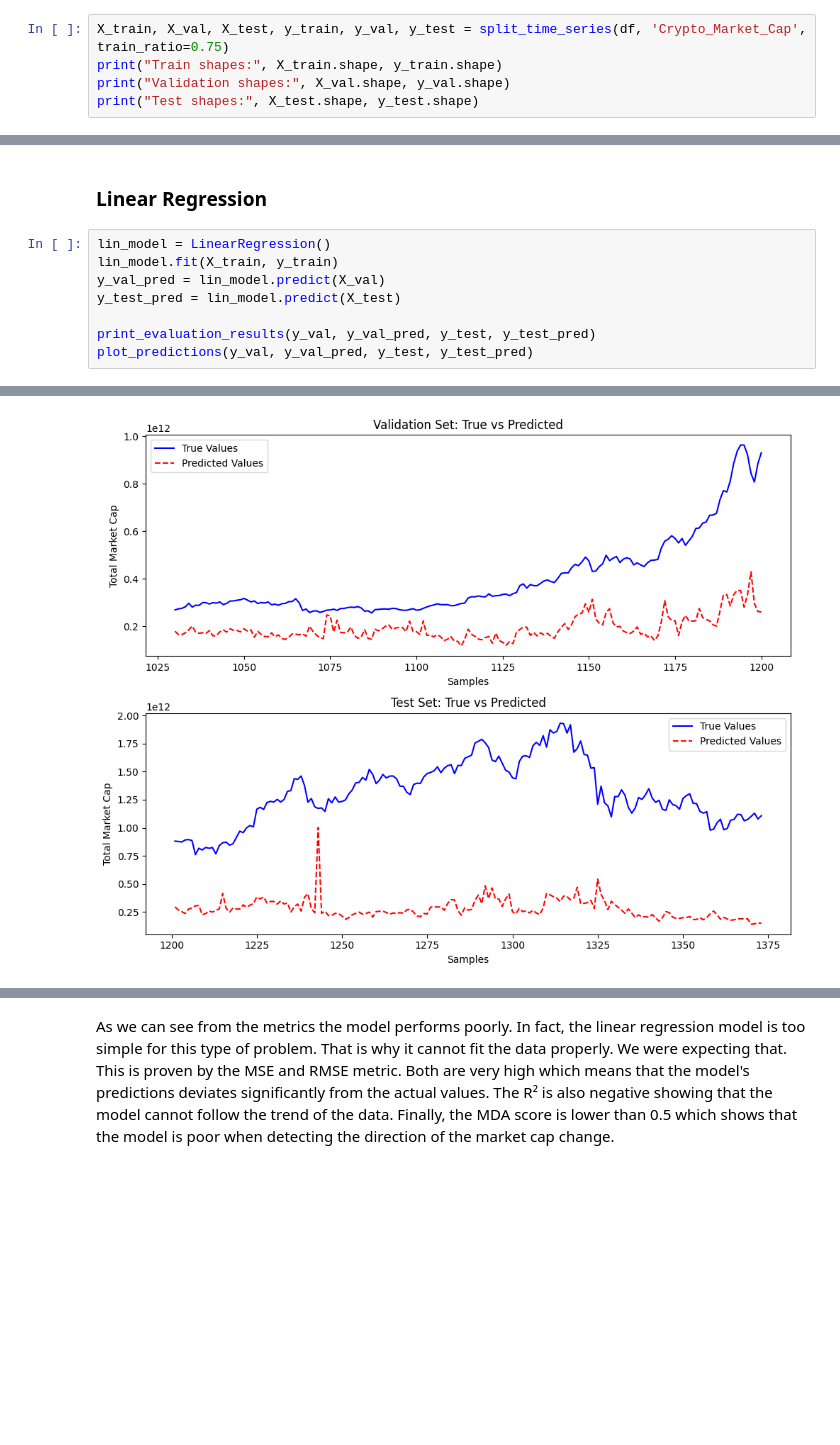
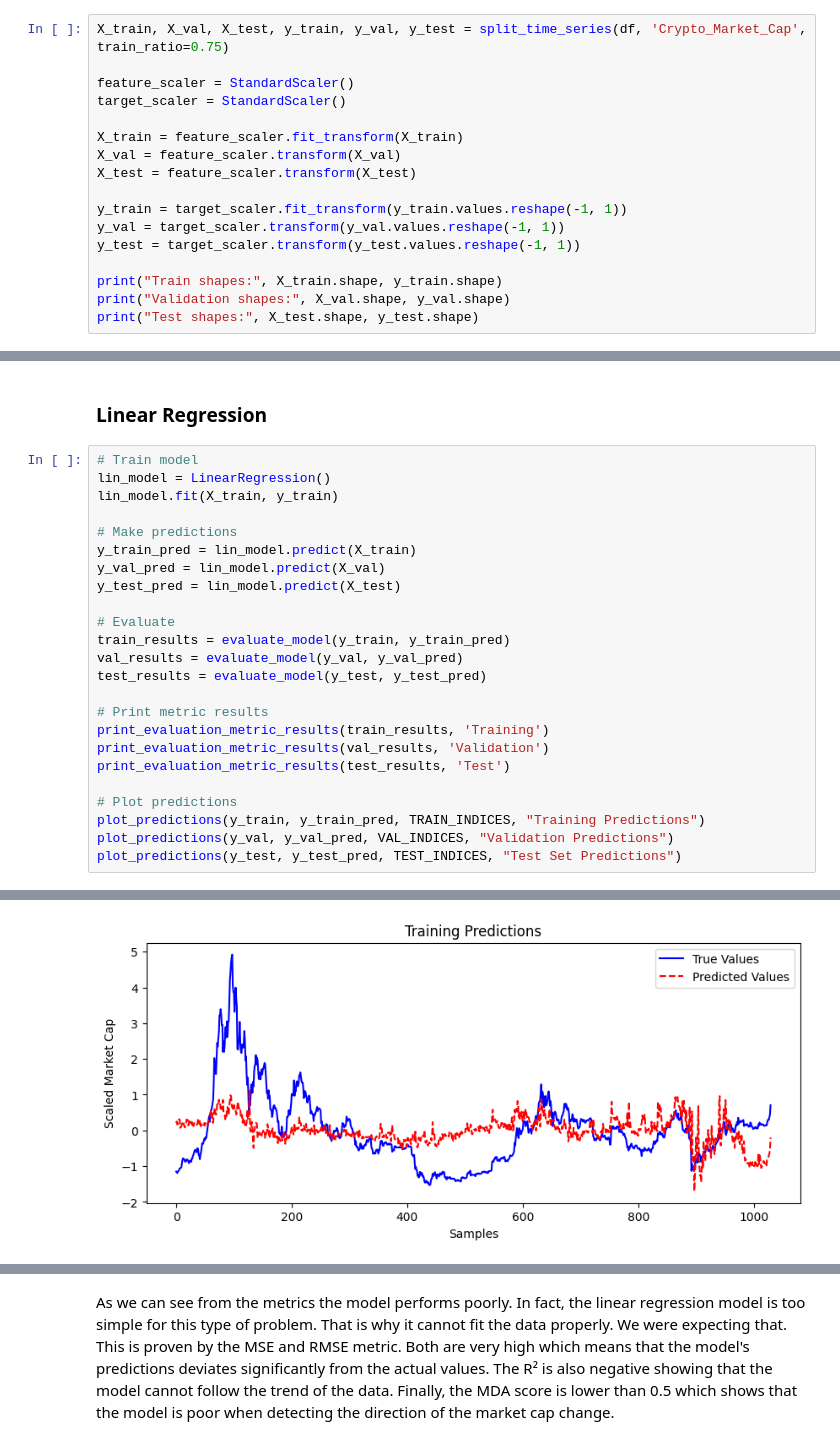
Before and after one commit to KhalilGarali/Crypto-MarketCap-Forecast-Based-On-SP500, a Jupyter notebook: main.ipynb, the cells around one changed output, grey strips where cells are left out. Drawn from its saved outputs; the diff is of its cells as text; blank space fills up the shorter version.

```diff
--- a/main.ipynb
+++ b/main.ipynb
@@ -581,6 +585,18 @@ def split_time_series(df: pd.DataFrame, target_col: str, train_ratio: float) ->
     return X_train, X_val, X_test, y_train, y_val, y_test
 # %%
 X_train, X_val, X_test, y_train, y_val, y_test = split_time_series(df, 'Crypto_Market_Cap', train_ratio=0.75)
+
+feature_scaler = StandardScaler()
+target_scaler = StandardScaler()
+
+X_train = feature_scaler.fit_transform(X_train)
+X_val = feature_scaler.transform(X_val)
+X_test = feature_scaler.transform(X_test)
+
+y_train = target_scaler.fit_transform(y_train.values.reshape(-1, 1))
+y_val = target_scaler.transform(y_val.values.reshape(-1, 1))
+y_test = target_scaler.transform(y_test.values.reshape(-1, 1))
+
 print("Train shapes:", X_train.shape, y_train.shape)
 print("Validation shapes:", X_val.shape, y_val.shape)
 print("Test shapes:", X_test.shape, y_test.shape)
@@ -702,11 +713,27 @@ Let us start first with a very simple model and see how it performs. Then we can
 # %% [markdown]
 ### Linear Regression
 # %%
+# Train model
 lin_model = LinearRegression()
 lin_model.fit(X_train, y_train)
+
+# Make predictions
+y_train_pred = lin_model.predict(X_train)
 y_val_pred = lin_model.predict(X_val)
 y_test_pred = lin_model.predict(X_test)
 
-print_evaluation_results(y_val, y_val_pred, y_test, y_test_pred)
-plot_predictions(y_val, y_val_pred, y_test, y_test_pred)
+# Evaluate
+train_results = evaluate_model(y_train, y_train_pred)
+val_results = evaluate_model(y_val, y_val_pred)
+test_results = evaluate_model(y_test, y_test_pred)
+
+# Print metric results
+print_evaluation_metric_results(train_results, 'Training')
+print_evaluation_metric_results(val_results, 'Validation')
+print_evaluation_metric_results(test_results, 'Test')
+
+# Plot predictions
+plot_predictions(y_train, y_train_pred, TRAIN_INDICES, "Training Predictions")
+plot_predictions(y_val, y_val_pred, VAL_INDICES, "Validation Predictions")
+plot_predictions(y_test, y_test_pred, TEST_INDICES, "Test Set Predictions")
 # %% [output]
@@ -728,4 +754,4 @@ plot_predictions(y_val, y_val_pred, y_test, y_test_pred)
 ➡️ R²: -13.8332
 ➡️ MDA: 0.4709
 ==========================================
-[figure, old version]
+[figure, new version]
```
Also changed, not shown: parts of 10 cells of this notebook.
